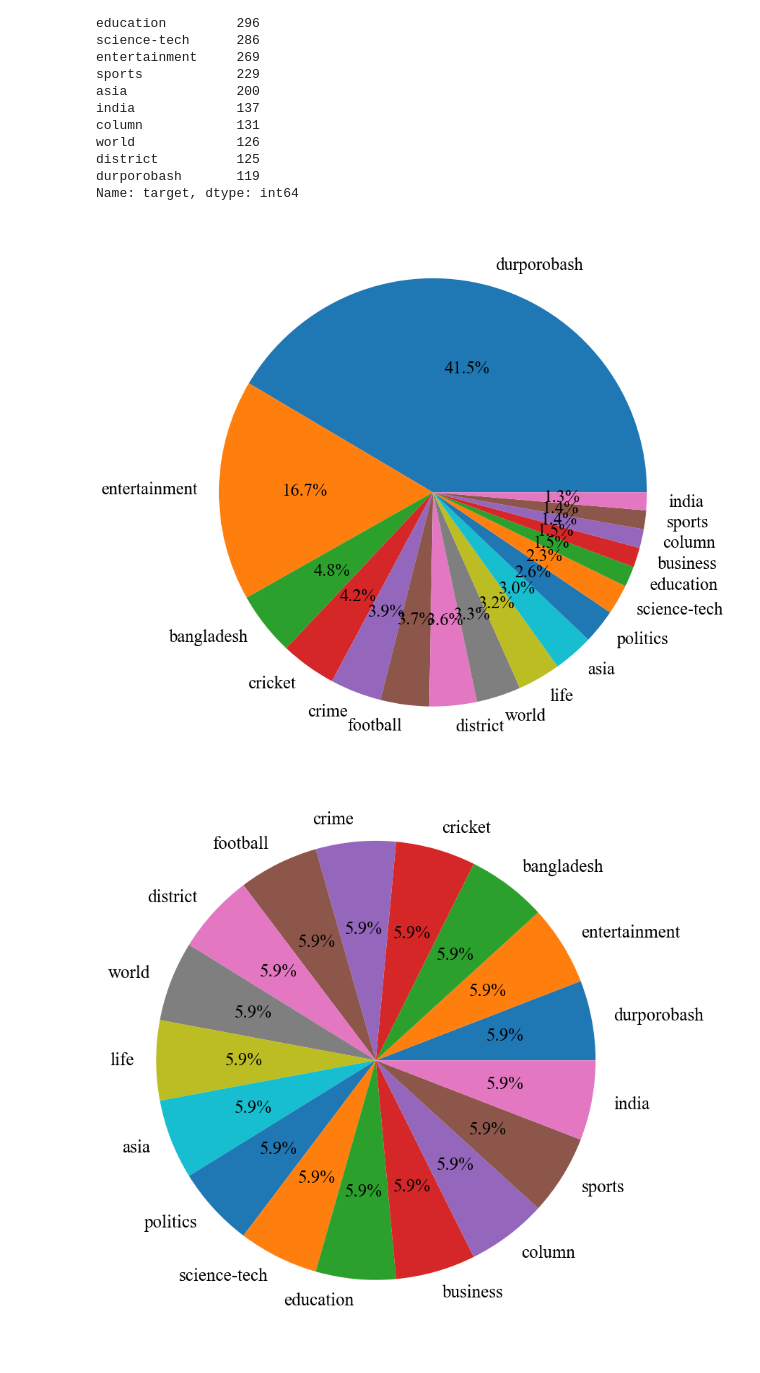
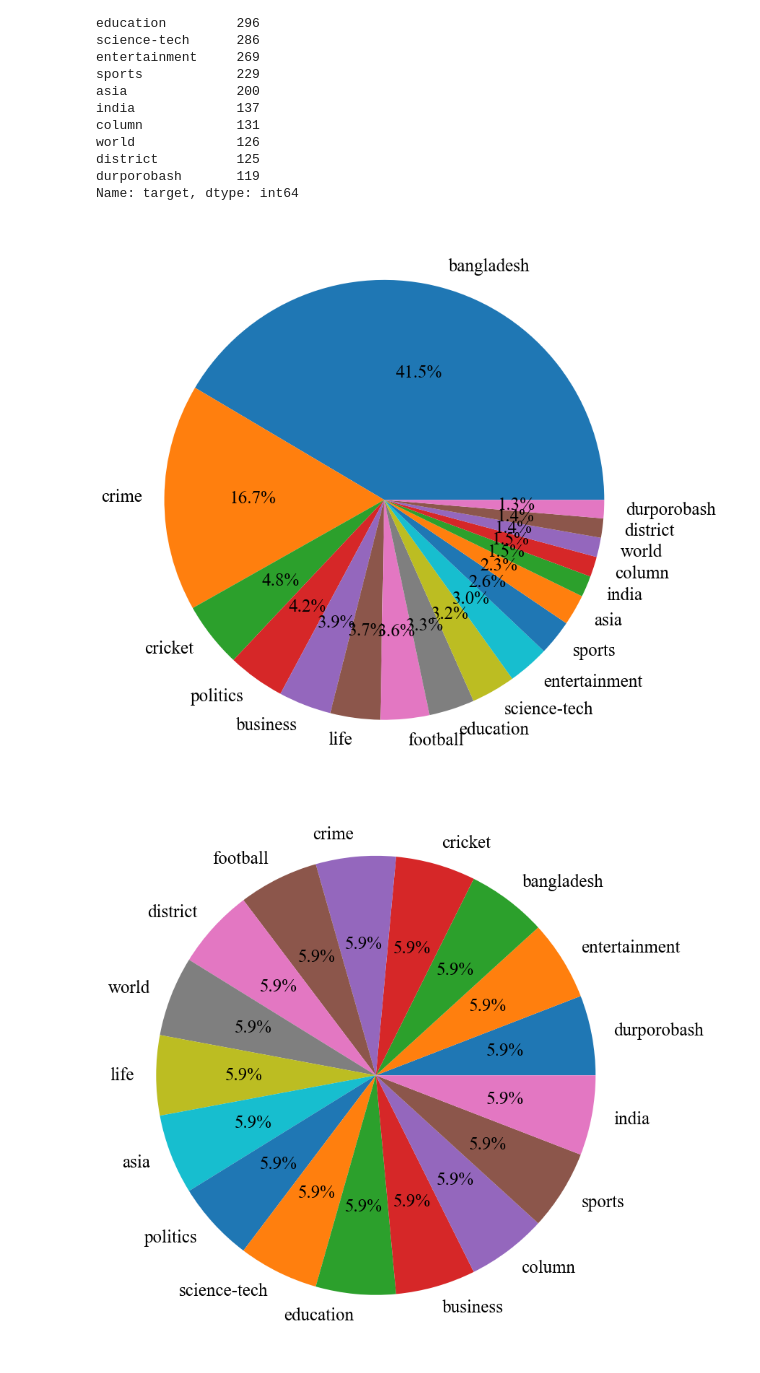
Before and after one commit to Mehedi-Bin-Hafiz/BanglaNewsPaperRecommendationSystem, a Jupyter notebook: data_preprocessing/target_manipulation.ipynb, the cells around one changed output. Drawn from its saved outputs; the diff is of its cells as text; code cells hidden in the pictures.

```diff
--- a/data_preprocessing/target_manipulation.ipynb
+++ b/data_preprocessing/target_manipulation.ipynb
@@ -1,6 +1,6 @@
 # %%
 import pandas as pd
-df = pd.read_excel('../dataset/PreFinalDataset.xlsx')
+df = pd.read_excel('../database/PreFinalDataset.xlsx')
 # %%
 df.head(4)
 # %% [output]
@@ -123,22 +153,23 @@ Name: target, dtype: int64
 # %%
 from matplotlib.gridspec import GridSpec
 import numpy as np
 font = {'family' : 'Times New Roman',
 #         'weight' : 'bold',
         'size'   : 25}
 
 matplotlib.rc('font', **font)
 
 targetCounts = df2['target'].value_counts()
-targetLabels  = df2['target'].unique()
+targetLabels  = df2['target'].value_counts().rename_axis('Target').reset_index(name='Frequency')
+targetLabels = targetLabels.Target.tolist()
 # Make square figures and axes
 cmap = plt.get_cmap('coolwarm')
 plt.figure(1, figsize=(18,14))
 source_pie = plt.pie(targetCounts, labels=targetLabels, autopct='%1.1f%%', shadow=False)
 plt.savefig('imbalancedbalancedpie.jpeg')
 plt.show()
 # %% [output]
-[figure, old version]
+[figure, new version]
 # %%
 for i in taken_df.target:
     ind = df2.target[df2.target == i].index
```
Also changed, not shown: parts of 3 cells of this notebook, 5 other files.
